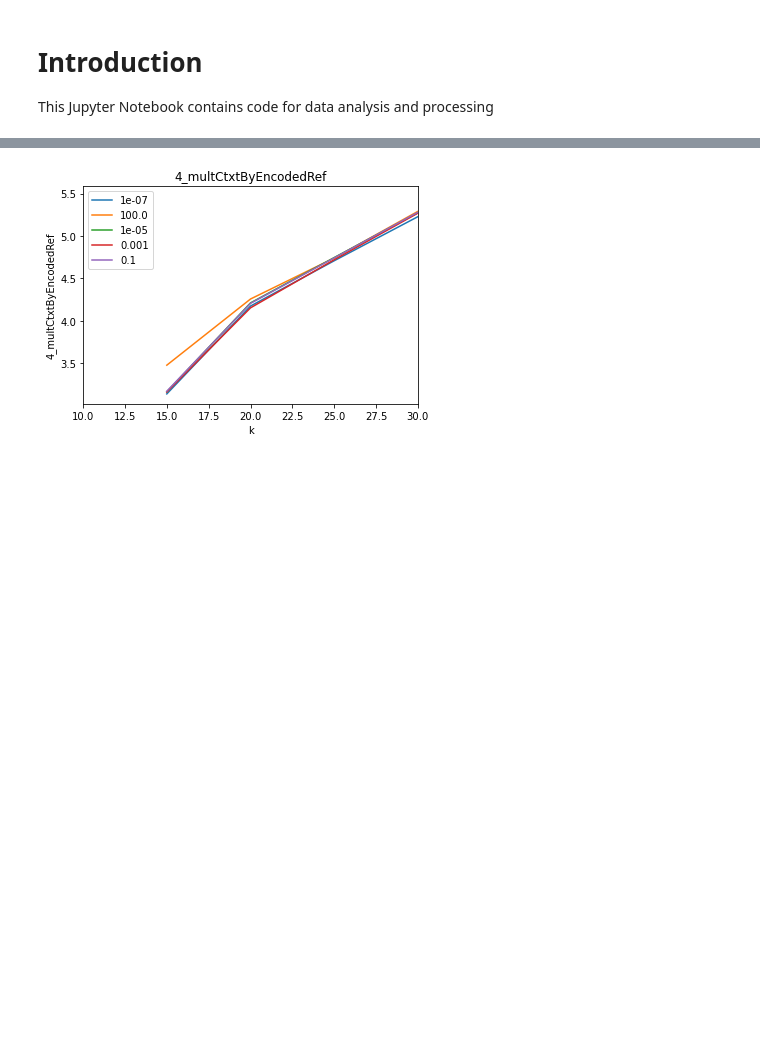
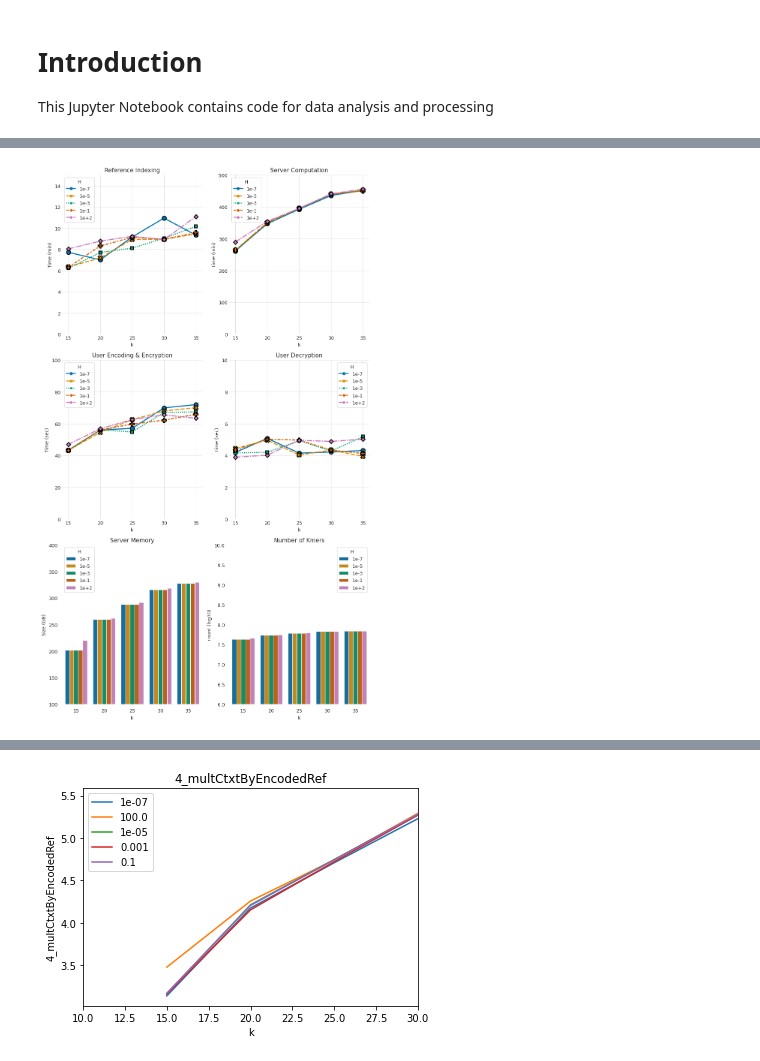
Before and after one commit to G2Lab/pQuant, a Jupyter notebook: summary/summary.ipynb, the cells around one changed output, grey strips where cells are left out. Saved outputs shown, nothing was run; the diff lists cells and outputs as text; code cells hidden in the pictures; blank space fills up the shorter version.

```diff
--- a/summary/summary.ipynb
+++ b/summary/summary.ipynb
@@ -66,0 +460,14 @@ PLOT_DIR = "plot"
+# %%
+plot_settings_data = [
+    ("server_preprocess", "Time (sec / gene)", "Reference Indexing", (0, 15), "line"),
+    ("server_computation", "Time (sec / gene)", "Server Computation", (0, 500), "line"),
+    ("user_encode_and_encrypt", "Time (sec)", "User Encoding & Encryption", (0, 100), "line"),
+    ("user_decrypt", "Time (sec)", "User Decryption", (0, 10), "line"),
+    ("server_total_memory", "Size (GB)", "Server Memory", (100, 400), "bar"),
+    ("n_kmer_total", "count (log10)", "Number of Kmers", (6, 10), "bar"),
+]
+
+# Create the DataFrame using the simplified syntax
+plot_settings = pd.DataFrame(plot_settings_data, columns=['column', 'ylabel', 'title', 'ylim', 'plot_type'])
+
+plot_settings
@@ -67,3 +482,56 @@ PLOT_DIR = "plot"
+# %%
+fig, ax = plt.subplots(3, 2, figsize=(9, 15))
+
+for i in range(6):
+    x, y = i // 2, i % 2
+    # ax[i, 1].sharex(ax[i, 0])
+
+    if plot_settings.at[i, 'plot_type'] == "line":
+        sns.lineplot(
+            data=df_plot,
+            x='k',
+            y=plot_settings.at[i, 'column'],  # Use the specified column as y
+            hue='thres',  # Specify 'thres' column as hue
+            palette='colorblind',  # Choose a palette for better visibility of different lines
+            linewidth=2,  # Adjust line width if needed
+            markers=True,  # Add markers to the lines
+            style='thres',  # Use 'thres' values to distinguish different line styles
+            markersize=8,  # Adjust marker size if needed
+            markeredgecolor='black',  # Set marker edge color
+            ax=ax[x][y],
+            markeredgewidth=1.5,  # Set marker edge width
+        )
+        # ax[x][y].set_xlabel(f"k")
+        # ax[x][y].set_title(plot_settings.at[i, 'title'])
+        # ax[x][y].set_ylabel(plot_settings.at[i, 'ylabel'])
+        # ax[x][y].set_ylim(plot_settings.at[i, 'ylim'])
+        # ax[x][y].legend(title='H')
+        # Set x-axis ticks to integer values corresponding to 'k'
+        ax[x][y].set_xticks(df_plot['k'].unique())
+        style_scatterplot(ax=ax[x][y])
+    elif plot_settings.at[i, 'plot_type'] == "bar":
+        sns.barplot(
+            data=df_plot,
+            x='k',
+            y=plot_settings.at[i, 'column'],  # Use the specified column as y
+            hue='thres',  # Specify 'thres' column as hue
+            palette='colorblind',  # Choose a palette for better visibility of different bars
+            ax=ax[x][y],
+        )
+    else:
+        print("error")
+        exit(0)
+    ax[x][y].set_xlabel(f"k")
+    ax[x][y].set_title(plot_settings.at[i, 'title'])
+    ax[x][y].set_ylabel(plot_settings.at[i, 'ylabel'])
+    ax[x][y].set_ylim(plot_settings.at[i, 'ylim'])
+    ax[x][y].legend(title='H')
+
+fig.tight_layout()
+# save fig to plot/final.png
+fig.savefig("plot_fancy/figure_SH.png")
+# %% [output]
+[figure, added]
 # %%
 df = df_total.loc[:, PARAMS + SERVER_PREPROCESS]
 df[SERVER_PREPROCESS] = df[SERVER_PREPROCESS] / 1000
```
Also changed, not shown: parts of 12 cells of this notebook, 9 other files.
